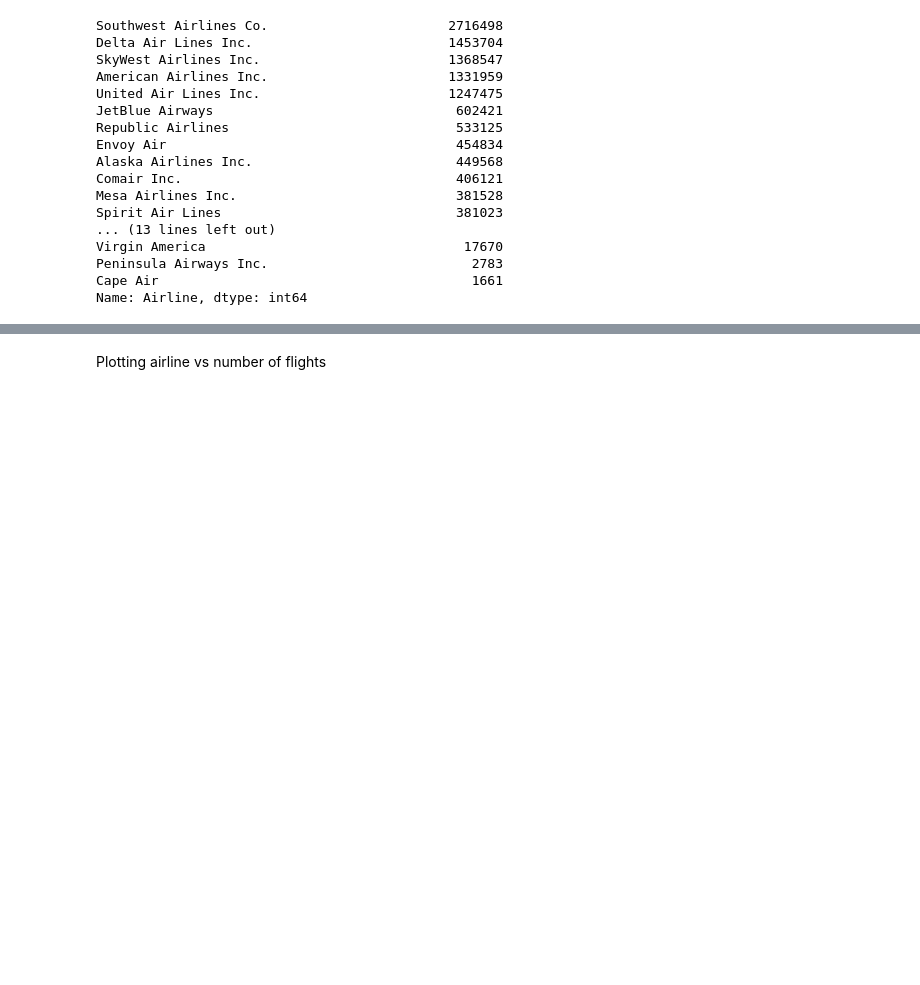
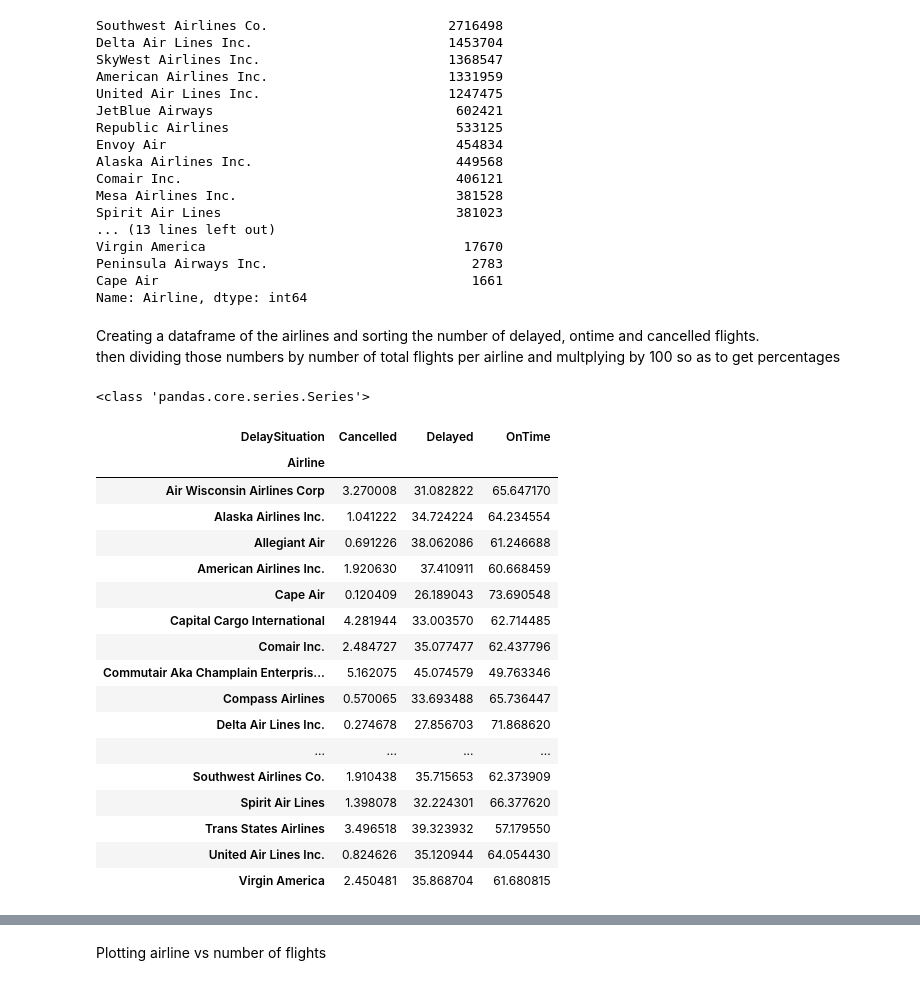
Before and after one commit to Wooniety/SC1015-Assignment, a Jupyter notebook: DeveloperFiles/M-project.ipynb, the cells around one changed output, grey strips where cells are left out. Saved outputs shown, nothing was run; the diff lists cells and outputs as text; code cells hidden in the pictures; blank space fills up the shorter version.

```diff
--- a/DeveloperFiles/M-project.ipynb
+++ b/DeveloperFiles/M-project.ipynb
@@ -309,3 +261,38 @@ Virgin America                                 17670
 Peninsula Airways Inc.                          2783
 Cape Air                                        1661
 Name: Airline, dtype: int64
+# %% [markdown]
+Creating a dataframe of the airlines and sorting the number of delayed, ontime and cancelled flights.
+then dividing those numbers by number of total flights per airline and multplying by 100 so as to get percentages
+# %%
+flights_df['Airline'] = flights_df['Airline'].astype('category')
+airline_df = flights_df.groupby('Airline')['DelaySituation'].value_counts().unstack()
+
+
+total_flights = airline_df.sum(axis=1)
+print(type(total_flights))
+for value in airline_df.columns:
+    airline_df[value] = (airline_df[value] / total_flights)*100
+
+total_flights = total_flights.sort_values(ascending=False).index
+display(airline_df)
+# %% [output]
+<class 'pandas.core.series.Series'>
+| DelaySituation | Cancelled | Delayed | OnTime |
+| Airline |  |  |  |
+| Air Wisconsin Airlines Corp | 3.270008 | 31.082822 | 65.647170 |
+| Alaska Airlines Inc. | 1.041222 | 34.724224 | 64.234554 |
+| Allegiant Air | 0.691226 | 38.062086 | 61.246688 |
+| American Airlines Inc. | 1.920630 | 37.410911 | 60.668459 |
+| Cape Air | 0.120409 | 26.189043 | 73.690548 |
+| Capital Cargo International | 4.281944 | 33.003570 | 62.714485 |
+| Comair Inc. | 2.484727 | 35.077477 | 62.437796 |
+| Commutair Aka Champlain Enterpris... | 5.162075 | 45.074579 | 49.763346 |
+| Compass Airlines | 0.570065 | 33.693488 | 65.736447 |
+| Delta Air Lines Inc. | 0.274678 | 27.856703 | 71.868620 |
+| ... | ... | ... | ... |
+| Southwest Airlines Co. | 1.910438 | 35.715653 | 62.373909 |
+| Spirit Air Lines | 1.398078 | 32.224301 | 66.377620 |
+| Trans States Airlines | 3.496518 | 39.323932 | 57.179550 |
+| United Air Lines Inc. | 0.824626 | 35.120944 | 64.054430 |
+| Virgin America | 2.450481 | 35.868704 | 61.680815 |
```
Also changed, not shown: parts of 11 cells of this notebook.
